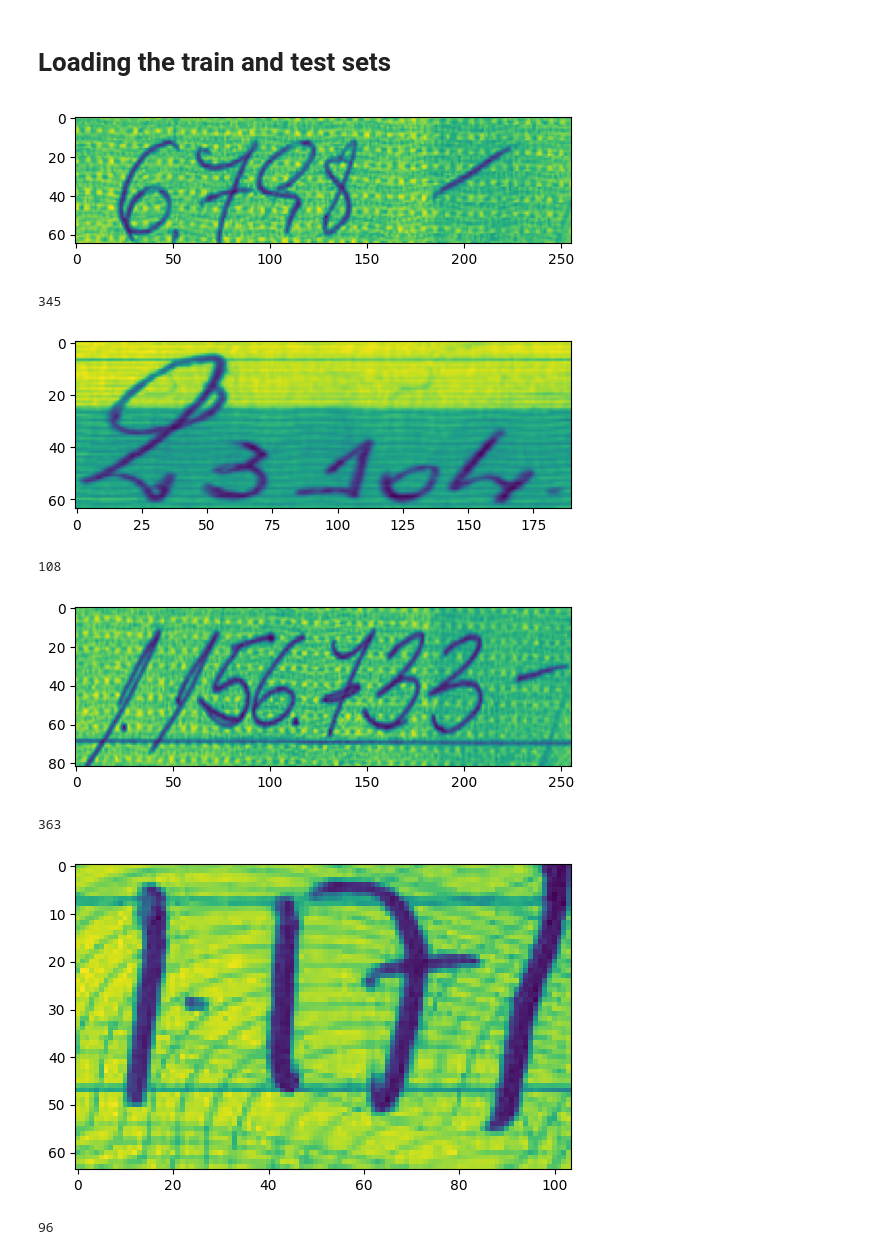
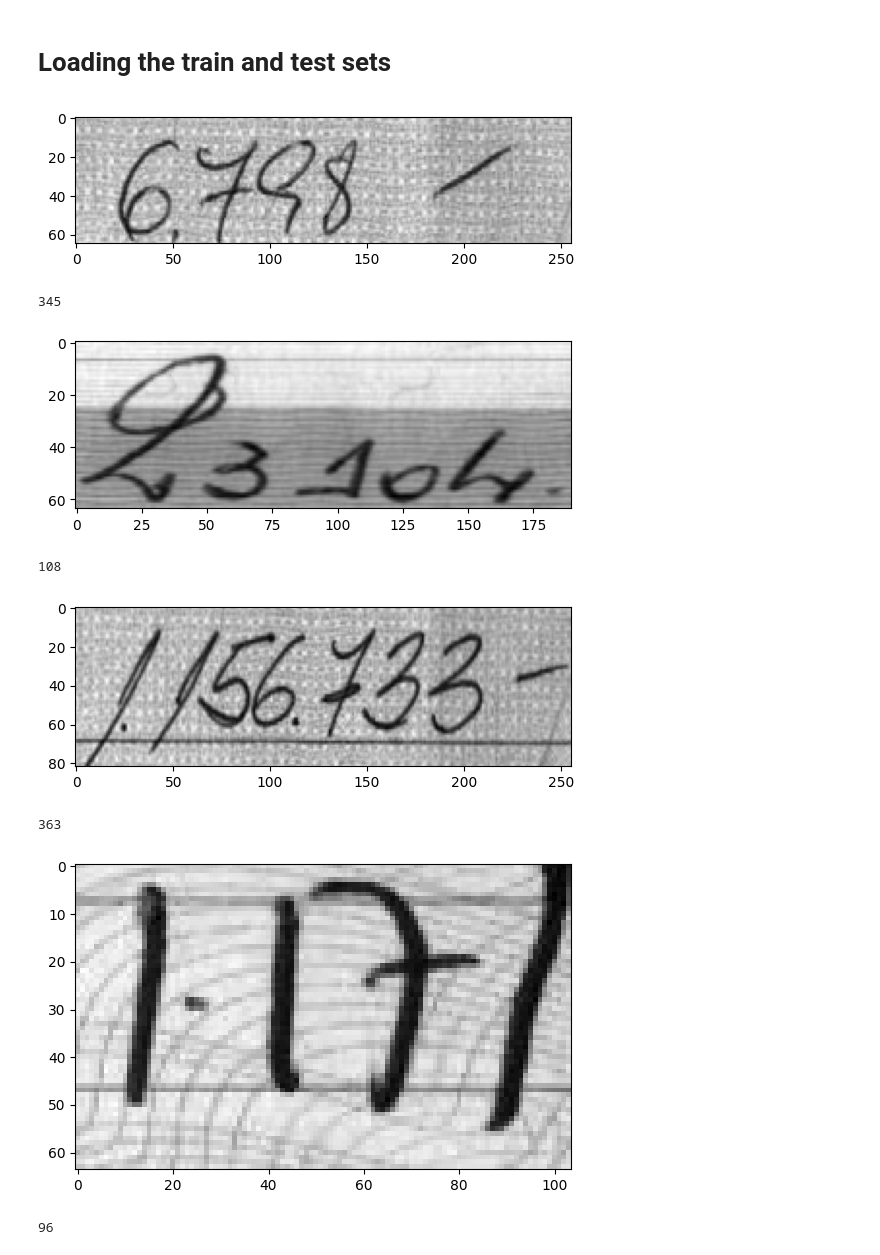
Before and after one commit to AMKiasat/Sequential-Number-Prediction, a Jupyter notebook: main.ipynb, the cells around one changed output. Saved outputs shown, nothing was run; the diff lists cells and outputs as text; code cells hidden in the pictures.

```diff
--- a/main.ipynb
+++ b/main.ipynb
@@ -304,7 +309,7 @@ def read_labels(image_folder, image_gt):
         line = line.strip()
         name, num = line.split()
         file_names.append(name)
-        labels.append(int(num))
+        labels.append(num)
 
     images = []
     for file in file_names:
@@ -313,10 +318,10 @@ def read_labels(image_folder, image_gt):
         img, big_w, big_h, w_img, h_img = preprocess_image_resize(image_path, big_w, big_h, w_img, h_img)
         images.append(img)
 
-    plt.imshow(w_img)
+    plt.imshow(w_img, cmap='gray')
     plt.show()
     print(big_w)
-    plt.imshow(h_img)
+    plt.imshow(h_img, cmap='gray')
     plt.show()
     print(big_h)
 
@@ -328,17 +333,20 @@ def read_labels(image_folder, image_gt):
 # %%
 train_image_folder = './ORAND-CAR-2014/CAR-A/a_train_images'
 train_image_gt = "./ORAND-CAR-2014/CAR-A/a_train_gt.txt"
 test_image_folder = './ORAND-CAR-2014/CAR-A/a_test_images'
 test_image_gt = "./ORAND-CAR-2014/CAR-A/a_test_gt.txt"
 
 train_images, train_labels = read_labels(train_image_folder, train_image_gt)
 test_images, test_labels = read_labels(test_image_folder, test_image_gt)
+
+train_size = len(train_images)
+valid_size= len(test_images)
 # %% [output]
-[figure, old version]
+[figure, new version]
 345
-[figure, old version]
+[figure, new version]
 108
-[figure, old version]
+[figure, new version]
 363
-[figure, old version]
+[figure, new version]
 96
```
Also changed, not shown: parts of 10 cells of this notebook, 1 other file.
